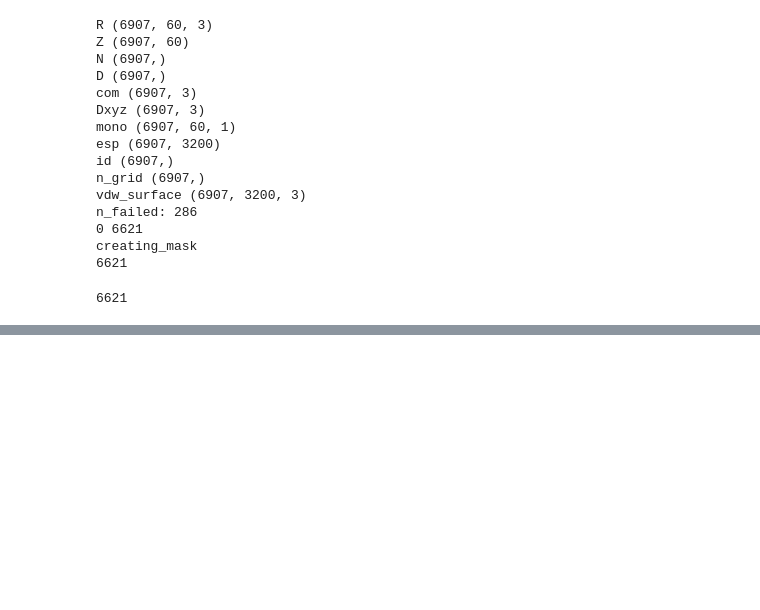
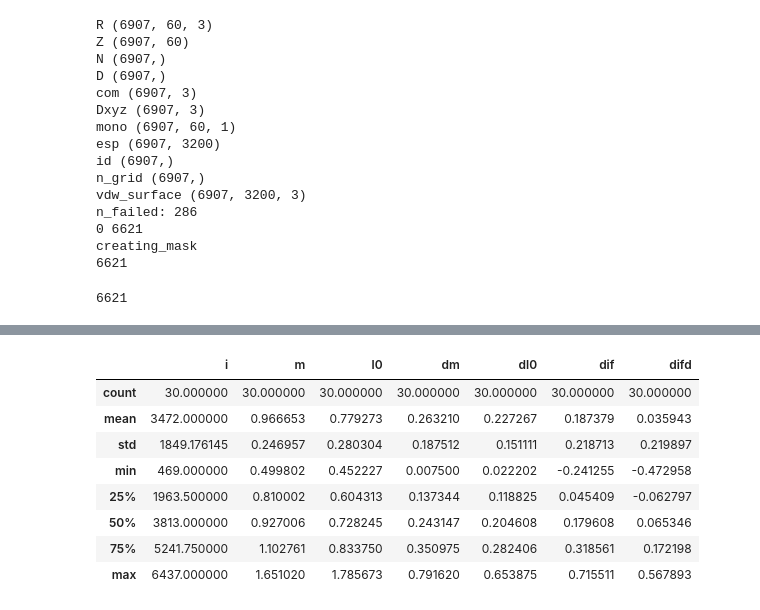
Before and after one commit to EricBoittier/dcmnet, a Jupyter notebook: notebooks/dipo_model_training_tests.ipynb, the cells around one changed output, grey strips where cells are left out. Drawn from its saved outputs; the diff is of its cells as text; code cells hidden in the pictures; blank space fills up the shorter version.

```diff
--- a/notebooks/dipo_model_training_tests.ipynb
+++ b/notebooks/dipo_model_training_tests.ipynb
@@ -140 +162,16 @@ plt.show()
+# %%
+df_ = pd.DataFrame({"i": indexes, "m": m.flatten(), "l0": l0.flatten(), "dm": dm, "dl0": dl0})
+df_["dif"] = df_["m"] - df_["l0"]
+df_["difd"] = df_["dm"] - df_["dl0"]
+df_.describe()
+# %% [output]
+|  | i | m | l0 | dm | dl0 | dif | difd |
+| count | 30.000000 | 30.000000 | 30.000000 | 30.000000 | 30.000000 | 30.000000 | 30.000000 |
+| mean | 3472.000000 | 0.966653 | 0.779273 | 0.263210 | 0.227267 | 0.187379 | 0.035943 |
+| std | 1849.176145 | 0.246957 | 0.280304 | 0.187512 | 0.151111 | 0.218713 | 0.219897 |
+| min | 469.000000 | 0.499802 | 0.452227 | 0.007500 | 0.022202 | -0.241255 | -0.472958 |
+| 25% | 1963.500000 | 0.810002 | 0.604313 | 0.137344 | 0.118825 | 0.045409 | -0.062797 |
+| 50% | 3813.000000 | 0.927006 | 0.728245 | 0.243147 | 0.204608 | 0.179608 | 0.065346 |
+| 75% | 5241.750000 | 1.102761 | 0.833750 | 0.350975 | 0.282406 | 0.318561 | 0.172198 |
+| max | 6437.000000 | 1.651020 | 1.785673 | 0.791620 | 0.653875 | 0.715511 | 0.567893 |
 # %%
```
Also changed, not shown: parts of 6 cells of this notebook, 33 other files.
